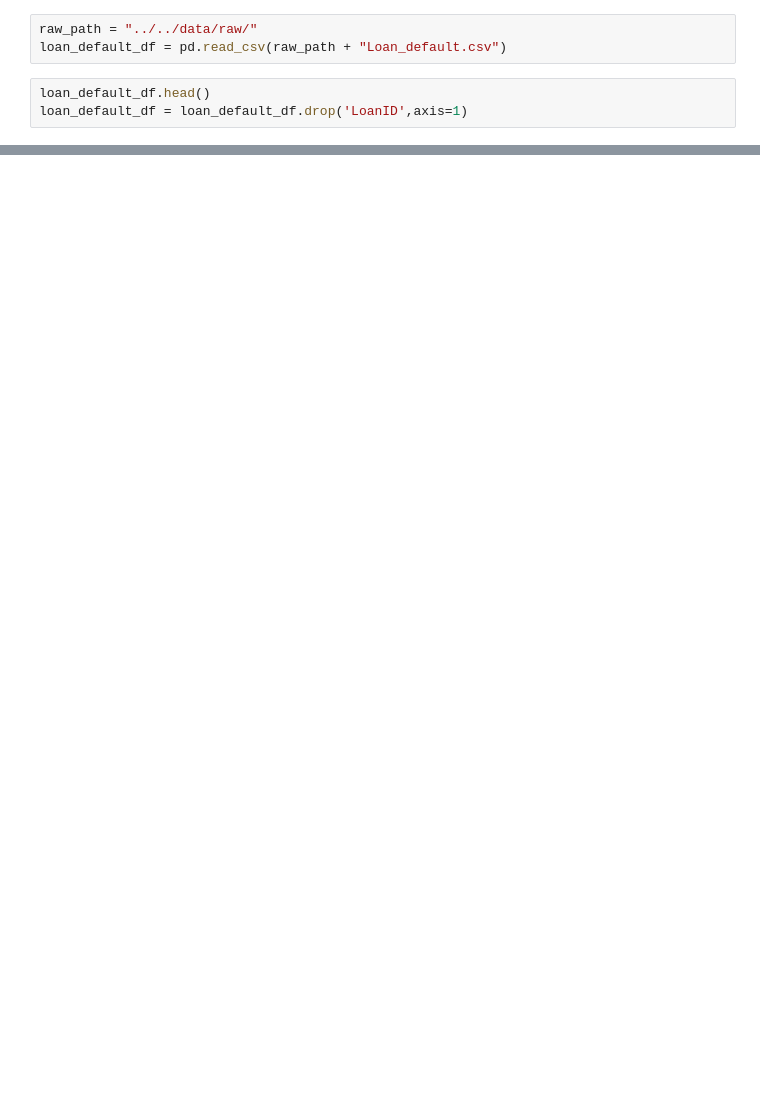
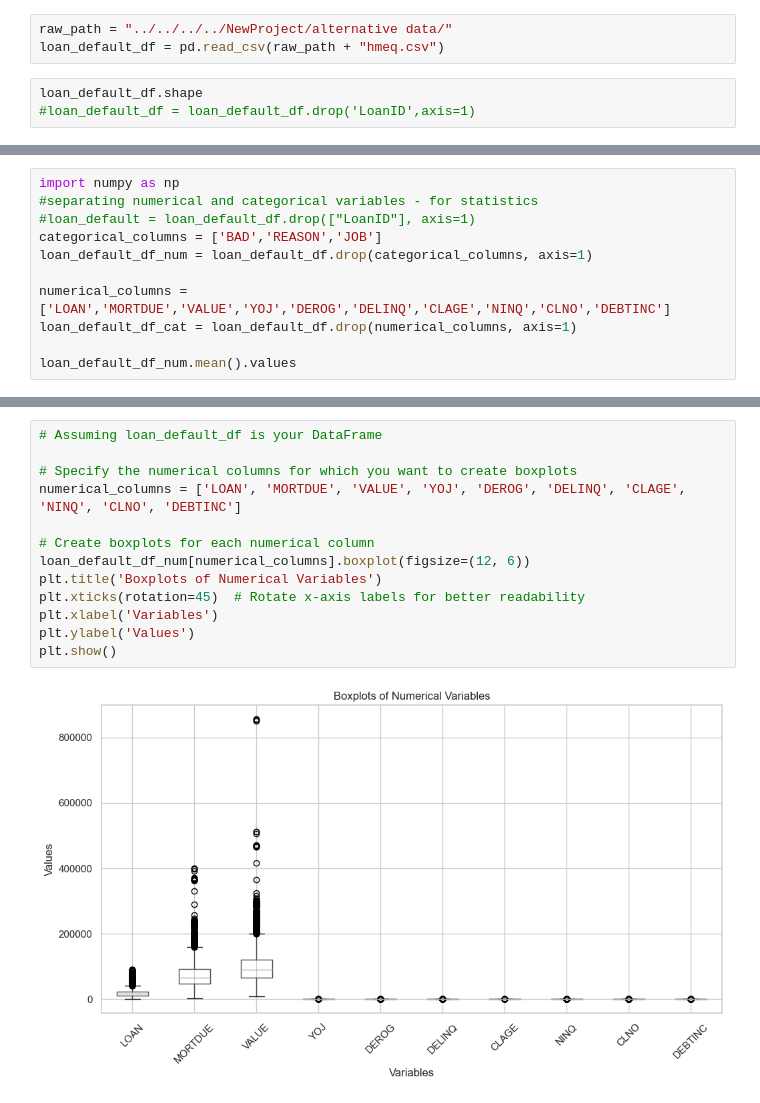
Before and after one commit to Drodriguez-9/european_vote_analysis, a Jupyter notebook: src/data/data_acquisition alternative.ipynb, the cells around one changed output, grey strips where cells are left out. Saved outputs shown, nothing was run; the diff lists cells and outputs as text; blank space fills up the shorter version.

Commit message:
added boxplot for alternative data

```diff
--- a/src/data/data_acquisition alternative.ipynb
+++ b/src/data/data_acquisition alternative.ipynb
@@ -5,6 +7,6 @@ import torch
 # %%
-raw_path = "../../data/raw/"
-loan_default_df = pd.read_csv(raw_path + "Loan_default.csv")
+raw_path = "../../../../NewProject/alternative data/"
+loan_default_df = pd.read_csv(raw_path + "hmeq.csv")
 # %%
-loan_default_df.head()
-loan_default_df = loan_default_df.drop('LoanID',axis=1)
+loan_default_df.shape
+#loan_default_df = loan_default_df.drop('LoanID',axis=1)
@@ -153,0 +15,11 @@ Test Accuracy: 0.8860387802124023
+# %%
+import numpy as np
+#separating numerical and categorical variables - for statistics
+#loan_default = loan_default_df.drop(["LoanID"], axis=1)
+categorical_columns = ['BAD','REASON','JOB']
+loan_default_df_num = loan_default_df.drop(categorical_columns, axis=1)
+
+numerical_columns = ['LOAN','MORTDUE','VALUE','YOJ','DEROG','DELINQ','CLAGE','NINQ','CLNO','DEBTINC']
+loan_default_df_cat = loan_default_df.drop(numerical_columns, axis=1)
+
+loan_default_df_num.mean().values
@@ -153,0 +53,15 @@ Test Accuracy: 0.8860387802124023
+# %%
+# Assuming loan_default_df is your DataFrame
+
+# Specify the numerical columns for which you want to create boxplots
+numerical_columns = ['LOAN', 'MORTDUE', 'VALUE', 'YOJ', 'DEROG', 'DELINQ', 'CLAGE', 'NINQ', 'CLNO', 'DEBTINC']
+
+# Create boxplots for each numerical column
+loan_default_df_num[numerical_columns].boxplot(figsize=(12, 6))
+plt.title('Boxplots of Numerical Variables')
+plt.xticks(rotation=45)  # Rotate x-axis labels for better readability
+plt.xlabel('Variables')
+plt.ylabel('Values')
+plt.show()
+# %% [output]
+[figure, added]
```
Also changed, not shown: parts of 10 cells of this notebook, 1 other file.
